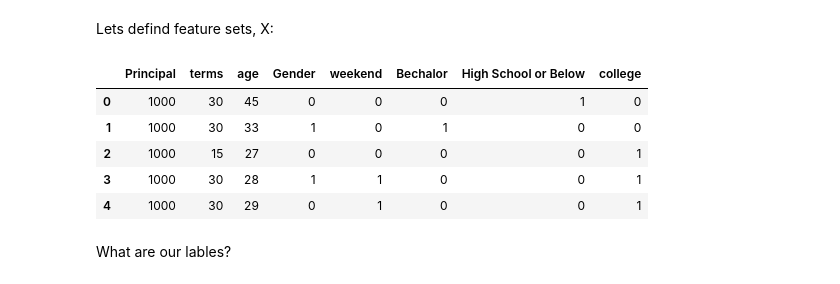
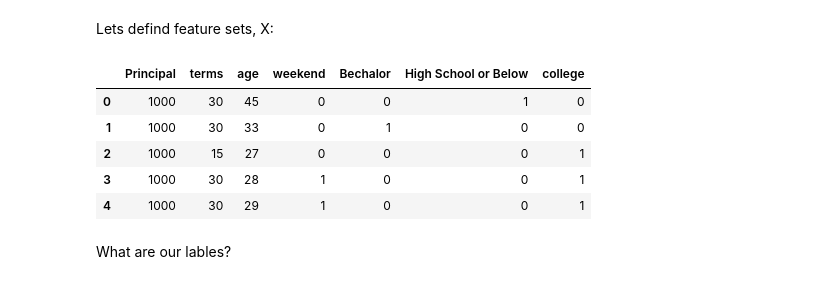
Before and after one commit to sahilmain/capstone-coursera-project, a Jupyter notebook: ml file.ipynb, the cells around one changed output. Saved outputs shown, nothing was run; the diff lists cells and outputs as text; code cells hidden in the pictures.

```diff
--- a/ml file.ipynb
+++ b/ml file.ipynb
@@ -235,15 +235,15 @@ Feature
 # %% [markdown]
 Lets defind feature sets, X:
 # %%
-X = Feature
+X = Feature[['Principal','terms','age','weekend','Bechalor','High School or Below','college']]
 X[0:5]
 # %% [output]
-|  | Principal | terms | age | Gender | weekend | Bechalor | High School or Below | college |
-| 0 | 1000 | 30 | 45 | 0 | 0 | 0 | 1 | 0 |
-| 1 | 1000 | 30 | 33 | 1 | 0 | 1 | 0 | 0 |
-| 2 | 1000 | 15 | 27 | 0 | 0 | 0 | 0 | 1 |
-| 3 | 1000 | 30 | 28 | 1 | 1 | 0 | 0 | 1 |
-| 4 | 1000 | 30 | 29 | 0 | 1 | 0 | 0 | 1 |
+|  | Principal | terms | age | weekend | Bechalor | High School or Below | college |
+| 0 | 1000 | 30 | 45 | 0 | 0 | 1 | 0 |
+| 1 | 1000 | 30 | 33 | 0 | 1 | 0 | 0 |
+| 2 | 1000 | 15 | 27 | 0 | 0 | 0 | 1 |
+| 3 | 1000 | 30 | 28 | 1 | 0 | 0 | 1 |
+| 4 | 1000 | 30 | 29 | 1 | 0 | 0 | 1 |
 # %% [markdown]
 What are our lables?
 # %%
```
Also changed, not shown: parts of 12 cells of this notebook.
